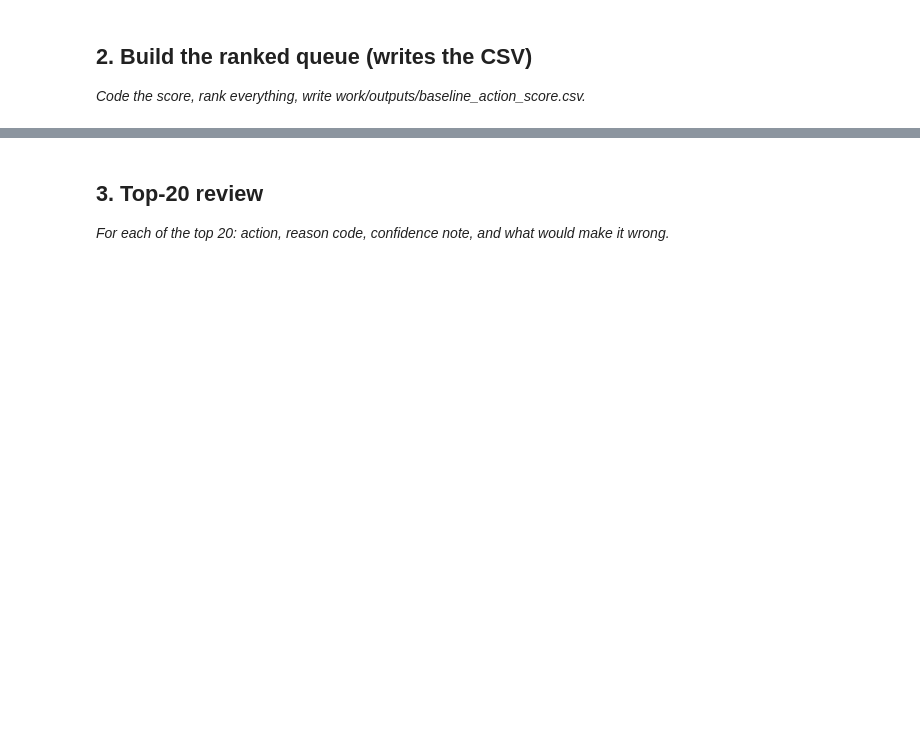
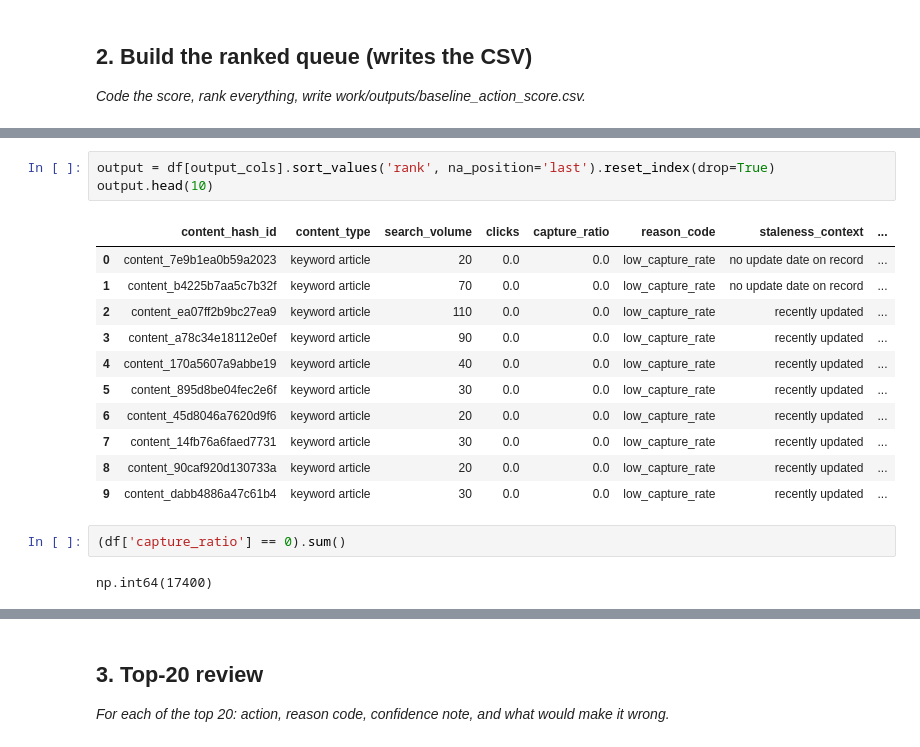
Before and after one commit to AxelYoel/FlyRank-AI-Internship---Axel-Yoel-Chandra, a Jupyter notebook: work/notebooks/w04_baseline_score.ipynb, the cells around one changed output, grey strips where cells are left out. Cells and saved outputs as stored; diff of their text form; blank space fills up the shorter version.

```diff
--- a/work/notebooks/w04_baseline_score.ipynb
+++ b/work/notebooks/w04_baseline_score.ipynb
@@ -180,0 +413,19 @@ dtype: float64
+# %%
+output = df[output_cols].sort_values('rank', na_position='last').reset_index(drop=True)
+output.head(10)
+# %% [output]
+|  | content_hash_id | content_type | search_volume | clicks | capture_ratio | reason_code | staleness_context | ... |
+| 0 | content_7e9b1ea0b59a2023 | keyword article | 20 | 0.0 | 0.0 | low_capture_rate | no update date on record | ... |
+| 1 | content_b4225b7aa5c7b32f | keyword article | 70 | 0.0 | 0.0 | low_capture_rate | no update date on record | ... |
+| 2 | content_ea07ff2b9bc27ea9 | keyword article | 110 | 0.0 | 0.0 | low_capture_rate | recently updated | ... |
+| 3 | content_a78c34e18112e0ef | keyword article | 90 | 0.0 | 0.0 | low_capture_rate | recently updated | ... |
+| 4 | content_170a5607a9abbe19 | keyword article | 40 | 0.0 | 0.0 | low_capture_rate | recently updated | ... |
+| 5 | content_895d8be04fec2e6f | keyword article | 30 | 0.0 | 0.0 | low_capture_rate | recently updated | ... |
+| 6 | content_45d8046a7620d9f6 | keyword article | 20 | 0.0 | 0.0 | low_capture_rate | recently updated | ... |
+| 7 | content_14fb76a6faed7731 | keyword article | 30 | 0.0 | 0.0 | low_capture_rate | recently updated | ... |
+| 8 | content_90caf920d130733a | keyword article | 20 | 0.0 | 0.0 | low_capture_rate | recently updated | ... |
+| 9 | content_dabb4886a47c61b4 | keyword article | 30 | 0.0 | 0.0 | low_capture_rate | recently updated | ... |
+# %%
+(df['capture_ratio'] == 0).sum()
+# %% [output]
+np.int64(17400)
```
Also changed, not shown: parts of 26 cells of this notebook.
